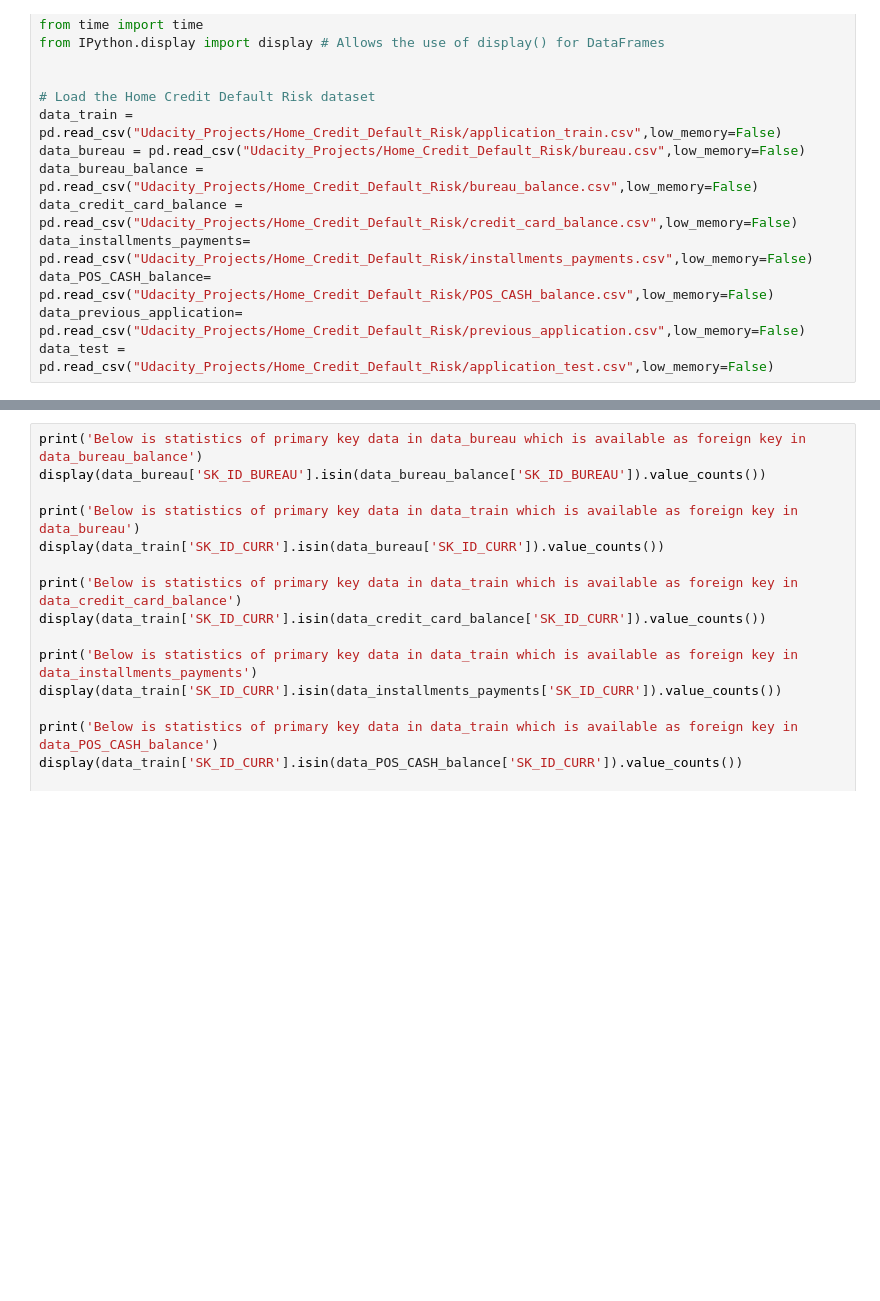
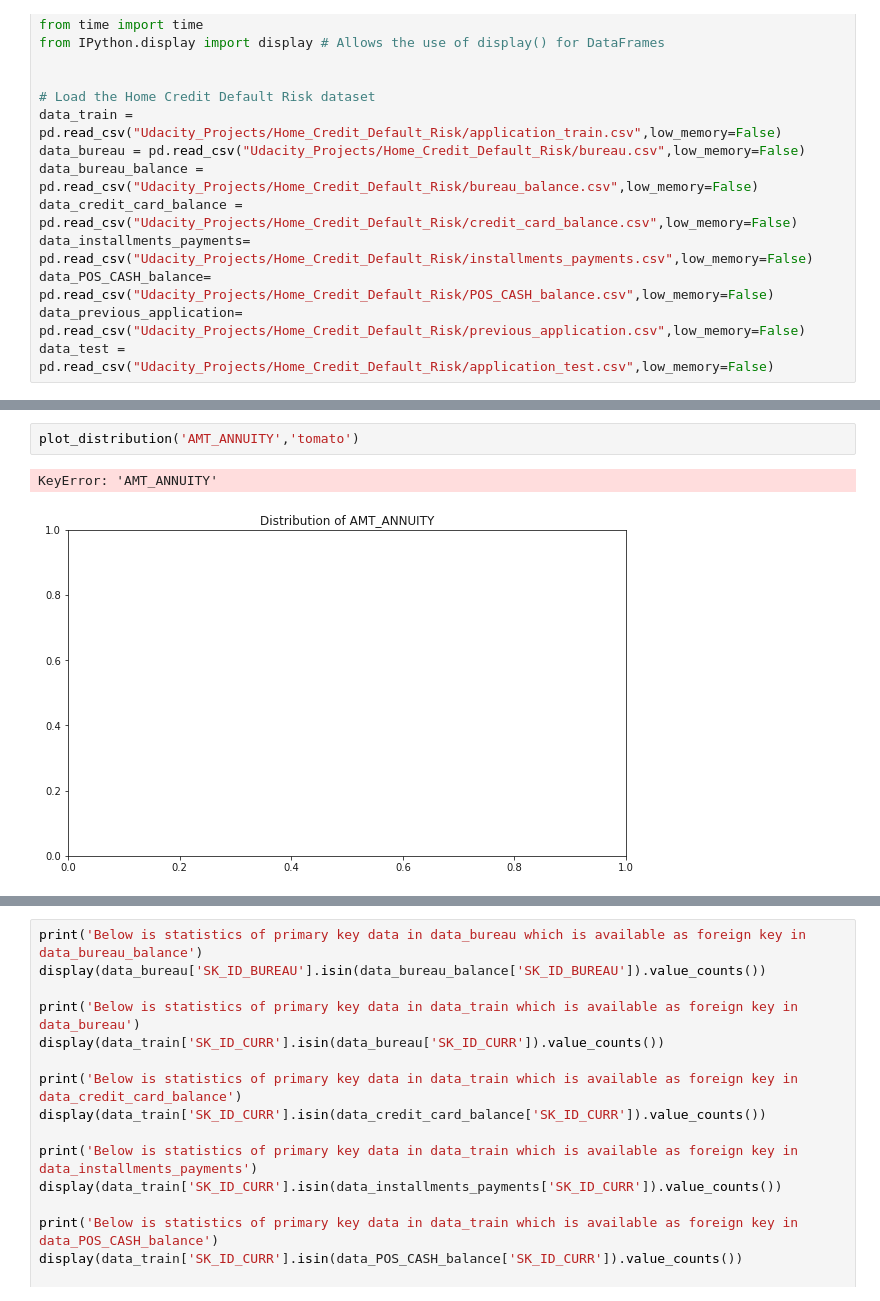
Before and after one commit to ravivibhor/Ravivibhor_Repo, a Jupyter notebook: Home_Credit_Default_Risk.ipynb, the cells around one changed output, grey strips where cells are left out. Cells and saved outputs as stored; diff of their text form; blank space fills up the shorter version.

```diff
--- a/Home_Credit_Default_Risk.ipynb
+++ b/Home_Credit_Default_Risk.ipynb
@@ -17,0 +50,5 @@ data_test = pd.read_csv("Udacity_Projects/Home_Credit_Default_Risk/application_t
+# %%
+plot_distribution('AMT_ANNUITY','tomato')
+# %% [output]
+KeyError: 'AMT_ANNUITY'
+[figure, added]
```
Also changed, not shown: parts of 32 cells of this notebook.
